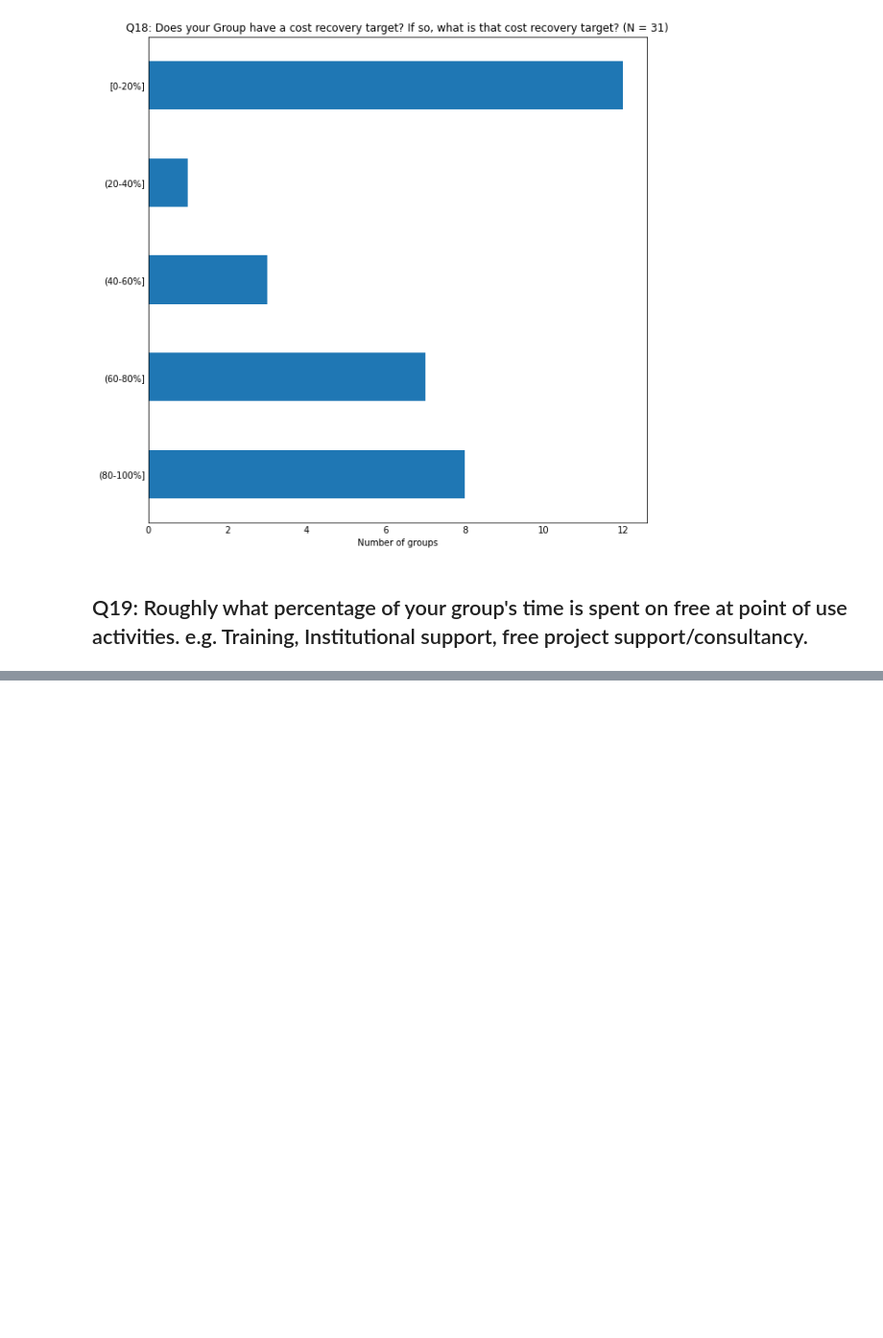
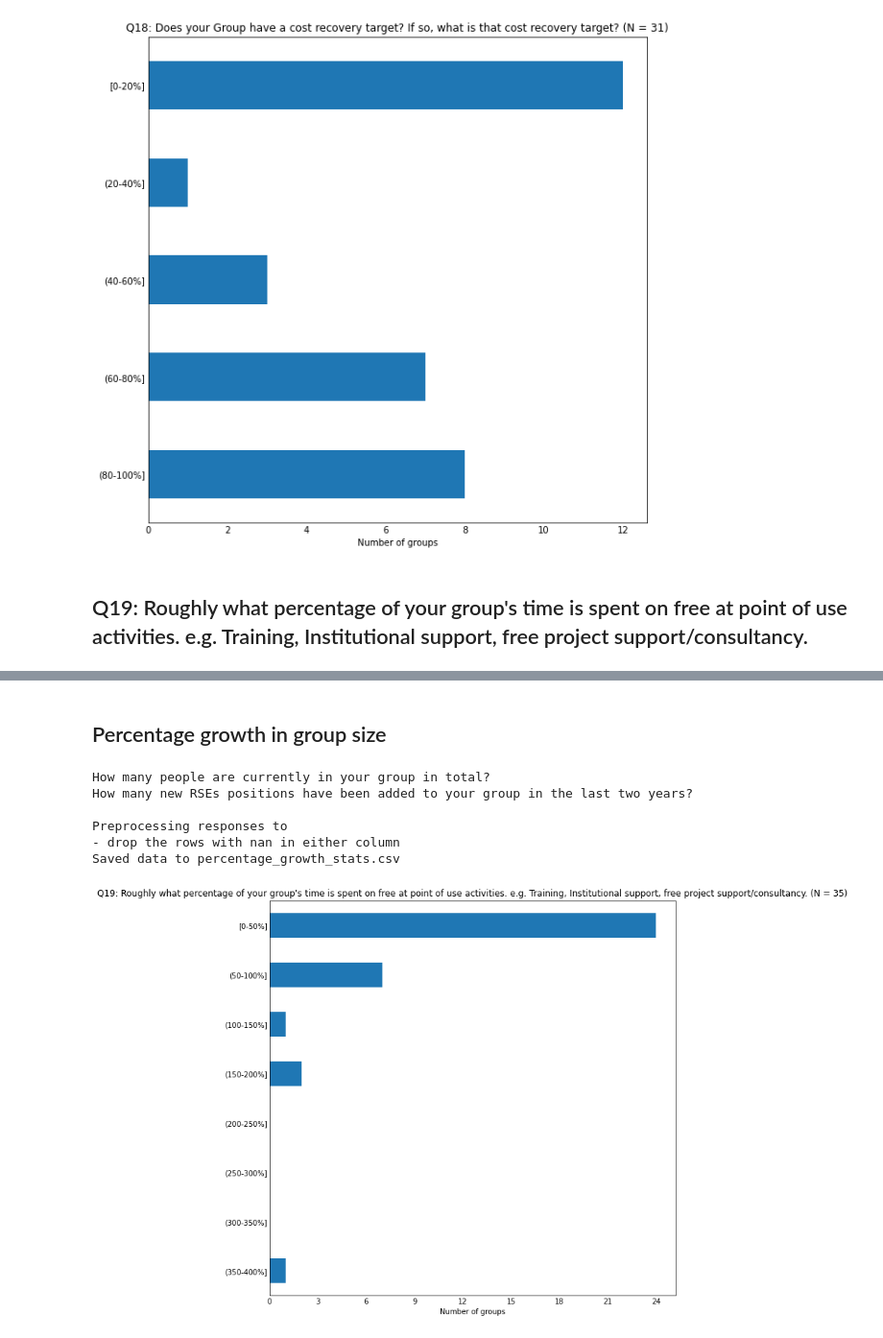
Before and after one commit to softwaresaved/RSE-Group-Leaders-Survey-2023_Python, a Jupyter notebook: notebooks/PRODUCE_report.ipynb, the cells around one changed output, grey strips where cells are left out. Shown at 96% size. Drawn from its saved outputs; the diff is of its cells as text; code cells hidden in the pictures; blank space fills up the shorter version.

Commit message:
Implemented plotting for percentage growth for group size.

```diff
--- a/notebooks/PRODUCE_report.ipynb
+++ b/notebooks/PRODUCE_report.ipynb
@@ -404 +404,62 @@ Saved q19_stats to q19_stats.csv
 [figure]
+# %% [markdown]
+## Percentage growth in group size
+# %%
+qst1 = "q9"
+qst2 = "q14"
+
+print(f"{setup[qst1]['text']}")
+print(f"{setup[qst2]['text']}")
+
+dset2plot = dset[[qst1, qst2]].copy()
+
+if verbose:
+    print("\nPreprocessing responses to")
+    print("- drop the rows with nan in either column")
+
+dset2plot = dset2plot.dropna()
+column_calculated = "Percentage growth"
+# create a new column with the percentage growth in group size
+dset2plot[column_calculated] = 100* dset2plot[qst2] / dset2plot[qst1]
+
+# bin the qst column in bins with specific bounds
+column = f"{column_calculated}_binned"
+dset2plot[column] = pd.cut(dset2plot[column_calculated],
+                           bins=[0, 50, 100, 150, 200, 250, 300, 350, 400],
+                           labels=["[0-50%]", "(50-100%]", "(100-150%]",
+                                      "(150-200%]", "(200-250%]", "(250-300%]",
+                                      "(300-350%]", "(350-400%]"],
+                           include_lowest=True)
+
+# save data
+fname = f"{column_calculated.replace(' ', '_').lower()}_stats"
+util.save_dataset(dset2plot, fname=fname)
+if verbose:
+    print(f"Saved data to {fname}.csv")
+
+# compute and plot stats
+col = "Number of groups"
+dset_stats = dset2plot[column].value_counts().to_frame(name=col)
+dset_stats = dset_stats.sort_index(ascending=False)
+dset_stats.index.name = "Percentage of open-ended/permanent staff"
+
+dset_stats.plot.barh(y=col,
+                     legend=False,
+                     color=color_bars,
+                     title=f"{title} (N = {dset2plot.shape[0]})"
+                     )
+plt.xlabel(col)
+plt.ylabel("")
+plt.tick_params(axis="both", which="major", length=0)
+plt.gca().xaxis.set_major_locator(MaxNLocator(integer=True))
+plt.gcf().set_size_inches(10, 10)
+
+plt.show()
+# %% [output]
+How many people are currently in your group in total?
+How many new RSEs positions have been added to your group in the last two years?
+
+Preprocessing responses to
+- drop the rows with nan in either column
+Saved data to percentage_growth_stats.csv
+[figure, added]
```
Also changed, not shown: parts of 4 cells of this notebook, 3 other files.
